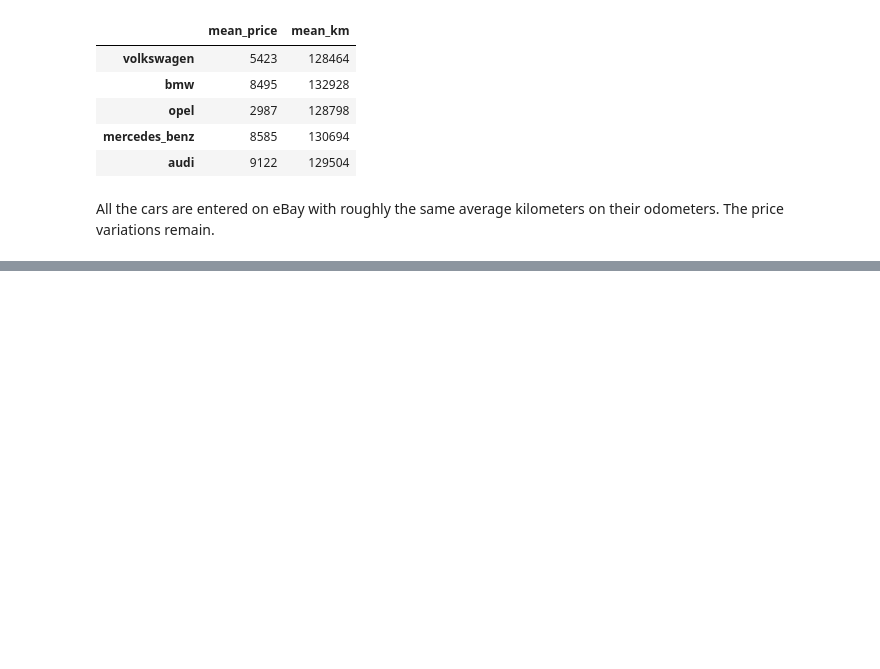
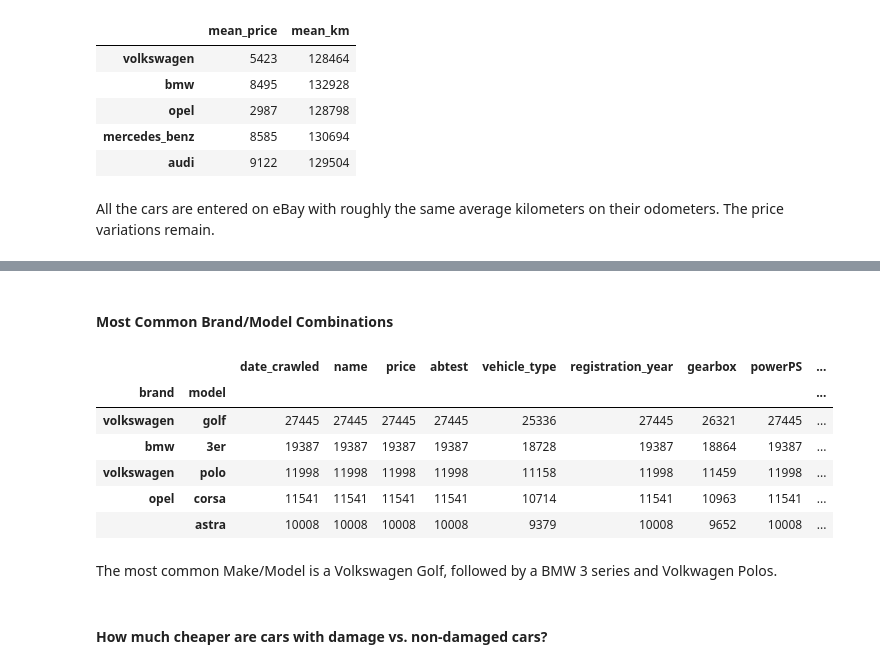
Before and after one commit to nikomccarty/data_science_notebooks, a Jupyter notebook: 20220423_ebay_car_sales/ebay_sales_data.ipynb, the cells around one changed output, grey strips where cells are left out. Saved outputs shown, nothing was run; the diff lists cells and outputs as text; code cells hidden in the pictures; blank space fills up the shorter version.

```diff
--- a/20220423_ebay_car_sales/ebay_sales_data.ipynb
+++ b/20220423_ebay_car_sales/ebay_sales_data.ipynb
@@ -397,0 +414,6 @@ All the cars are entered on eBay with roughly the same average kilometers on the
+# %%
+damage_dict = {'ja': True, 'nein': False}
+gear_dict = {'manuell': 'manual', 'automatik': 'auto'}
+# %%
+df['unrepaired_damage'] = df['unrepaired_damage'].map(damage_dict)
+df['gearbox'] = df['gearbox'].map(gear_dict)
@@ -397,0 +429,20 @@ All the cars are entered on eBay with roughly the same average kilometers on the
+# %% [markdown]
+#### Most Common Brand/Model Combinations
+# %%
+(df.groupby(['brand', 'model'])
+    .count()
+    .sort_values(by='name', ascending=False)
+    .head()
+    )
+# %% [output]
+|  |  | date_crawled | name | price | abtest | vehicle_type | registration_year | gearbox | powerPS | ... |
+| brand | model |  |  |  |  |  |  |  |  | ... |
+| volkswagen | golf | 27445 | 27445 | 27445 | 27445 | 25336 | 27445 | 26321 | 27445 | ... |
+| bmw | 3er | 19387 | 19387 | 19387 | 19387 | 18728 | 19387 | 18864 | 19387 | ... |
+| volkswagen | polo | 11998 | 11998 | 11998 | 11998 | 11158 | 11998 | 11459 | 11998 | ... |
+| opel | corsa | 11541 | 11541 | 11541 | 11541 | 10714 | 11541 | 10963 | 11541 | ... |
+|  | astra | 10008 | 10008 | 10008 | 10008 | 9379 | 10008 | 9652 | 10008 | ... |
+# %% [markdown]
+The most common Make/Model is a Volkswagen Golf, followed by a BMW 3 series and Volkwagen Polos.
+# %% [markdown]
+#### How much cheaper are cars with damage vs. non-damaged cars?
```
Also changed, not shown: parts of 12 cells of this notebook.
